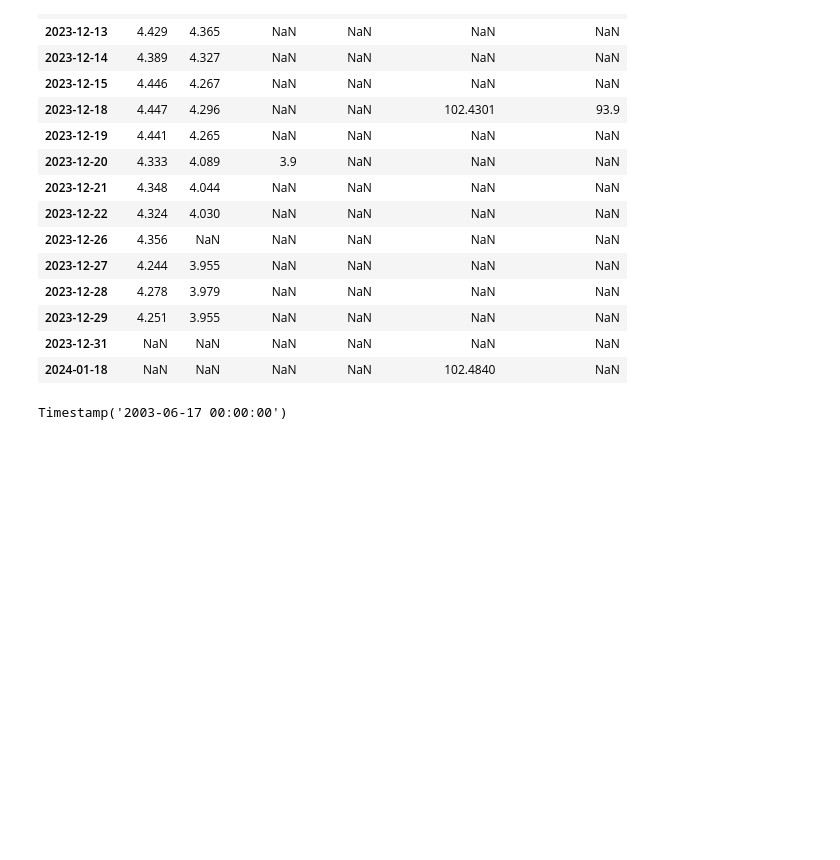
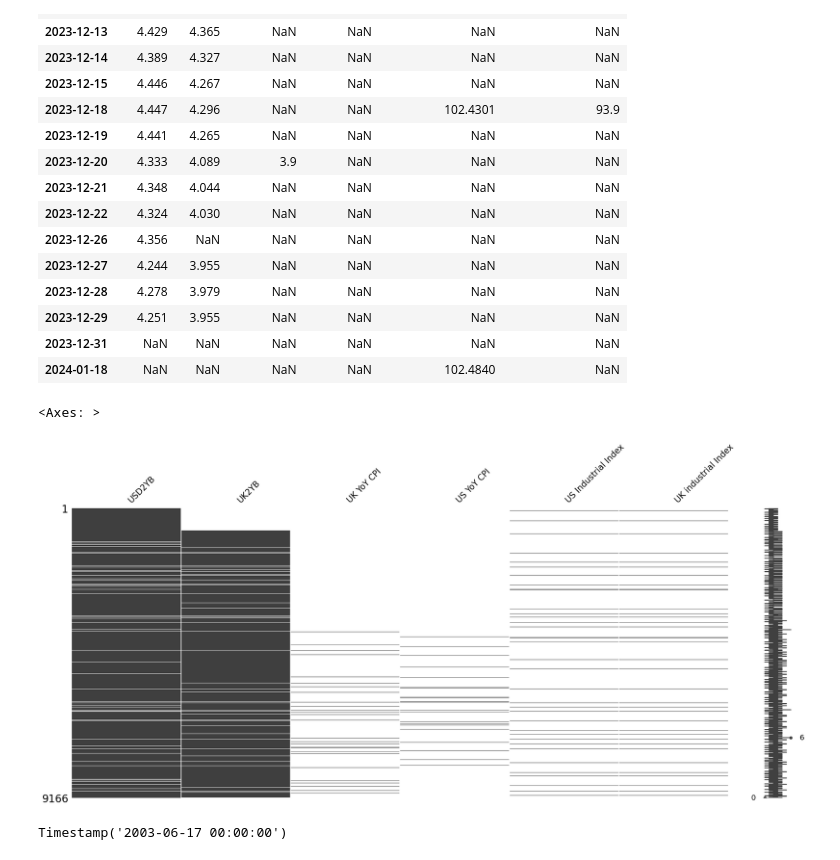
Before and after one commit to luisjo819UCLA/Portfolio-Finance-Project, a Jupyter notebook: GroupProject-1_applying .last function.ipynb, the cells around one changed output. Cells and saved outputs as stored; diff of their text form; code cells hidden in the pictures; blank space fills up the shorter version.

```diff
--- a/GroupProject-1_applying .last function.ipynb
+++ b/GroupProject-1_applying .last function.ipynb
@@ -28,6 +28,13 @@ df.tail(15)
 | 2023-12-29 | 4.251 | 3.955 | NaN | NaN | NaN | NaN |
 | 2023-12-31 | NaN | NaN | NaN | NaN | NaN | NaN |
 | 2024-01-18 | NaN | NaN | NaN | NaN | 102.4840 | NaN |
+# %%
+# im gonna see all the missing values in the data
+import missingno as msno
+msno.matrix(df)
+# %% [output]
+<Axes: >
+[figure, added]
 # %%
 #we find the first value of CPI in order the delet the NaN values that are before that date
 initial_date = df['UK YoY CPI'].first_valid_index()
```
Also changed, not shown: parts of 1 cell of this notebook, 1 other file.
